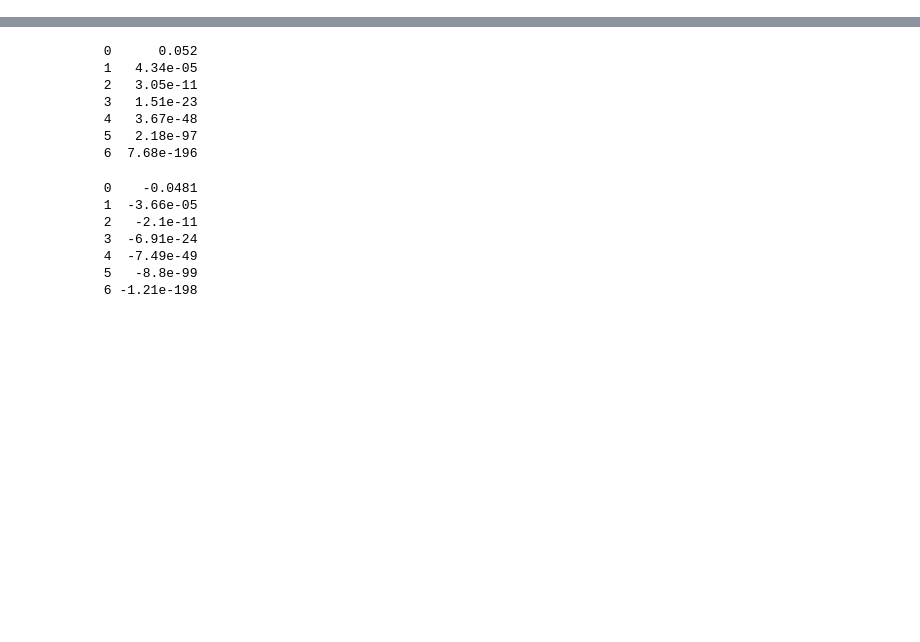
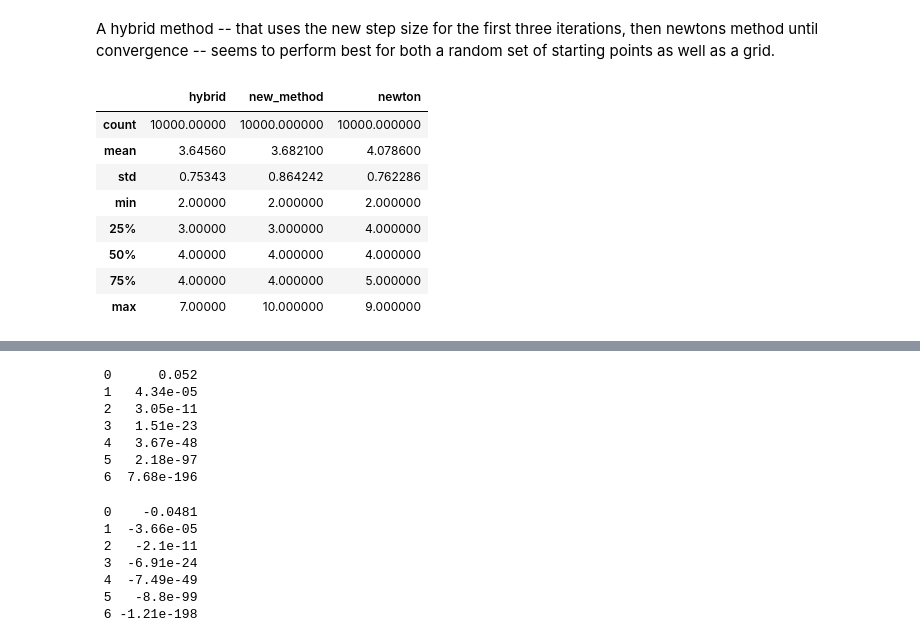
Before and after one commit to sharnett/point_to_ellipse, a Jupyter notebook: point_to_ellipse.ipynb, the cells around one changed output, grey strips where cells are left out. Drawn from its saved outputs; the diff is of its cells as text; code cells hidden in the pictures; blank space fills up the shorter version.

```diff
--- a/point_to_ellipse.ipynb
+++ b/point_to_ellipse.ipynb
@@ -43,7 +43,7 @@ def d2f(t, a, b, x, y):
     return 2*(a*x*cos(t) + b*y*sin(t) - c2*cos(2*t))
 
 
-def get_distance(a, b, x, y):
+def newton(a, b, x, y):
     if (x, y) == (0, 0): return min(a, b)
     x, y = abs(x), abs(y)
     t = T_START
@@ -81,6 +81,8 @@ def hybrid(a, b, x, y):
     else:
         raise RuntimeError('Failed to converge in %d iterations' % MAX_IT)
     return f(t, a, b, x, y)**.5, i
+# %% [markdown]
+A hybrid method -- that uses the new step size for the first three iterations, then newtons method until convergence -- seems to perform best for both a random set of starting points as well as a grid.
 # %%
 ddd, ddd2, ddd3 = [], [], []
 for i in range(10000):
@@ -93,4 +95,16 @@ for i in range(10000):
     ddd3.append(hybrid(a, b, x, y)[1])
+# %%
+pd.DataFrame(dict(newton=ddd, new_method=ddd2, hybrid=ddd3)).describe()
+# %% [output]
+|  | hybrid | new_method | newton |
+| count | 10000.00000 | 10000.000000 | 10000.000000 |
+| mean | 3.64560 | 3.682100 | 4.078600 |
+| std | 0.75343 | 0.864242 | 0.762286 |
+| min | 2.00000 | 2.000000 | 2.000000 |
+| 25% | 3.00000 | 3.000000 | 4.000000 |
+| 50% | 4.00000 | 4.000000 | 4.000000 |
+| 75% | 4.00000 | 4.000000 | 5.000000 |
+| max | 7.00000 | 10.000000 | 9.000000 |
 # %%
 ddd, ddd2, ddd3 = [], [], []
 n = 50j
```
Also changed, not shown: parts of 11 cells of this notebook.
